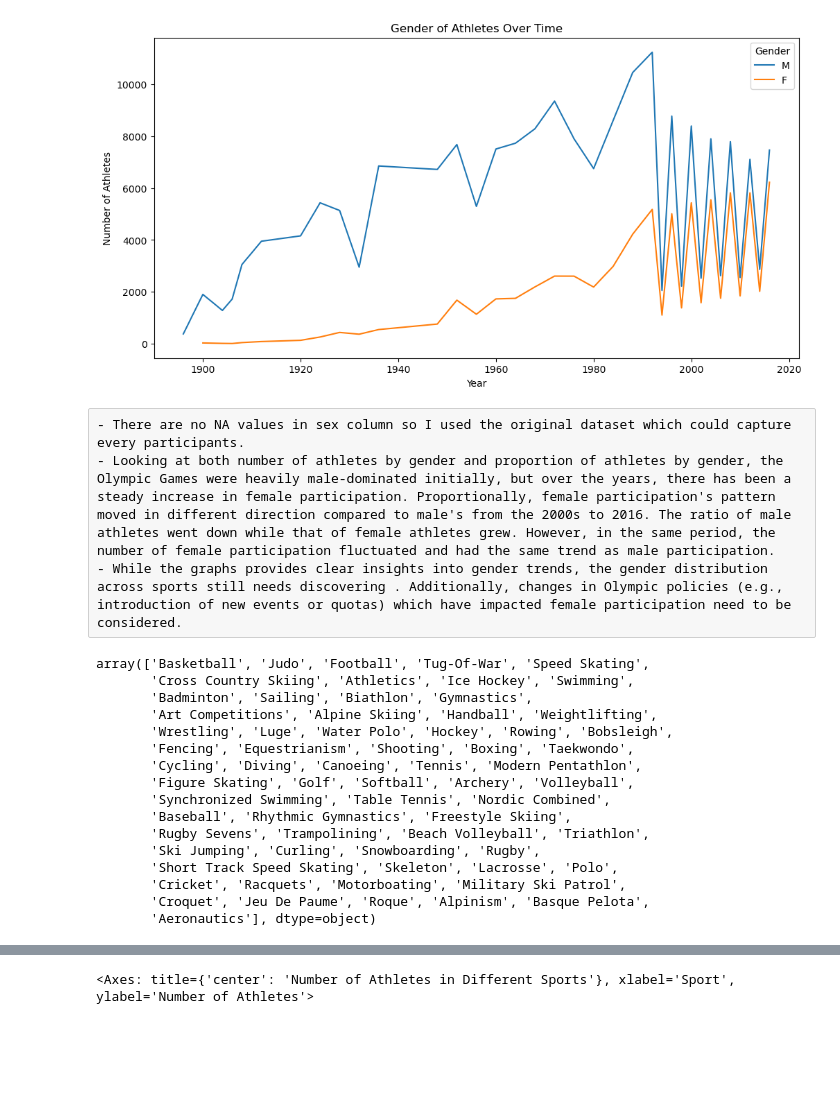
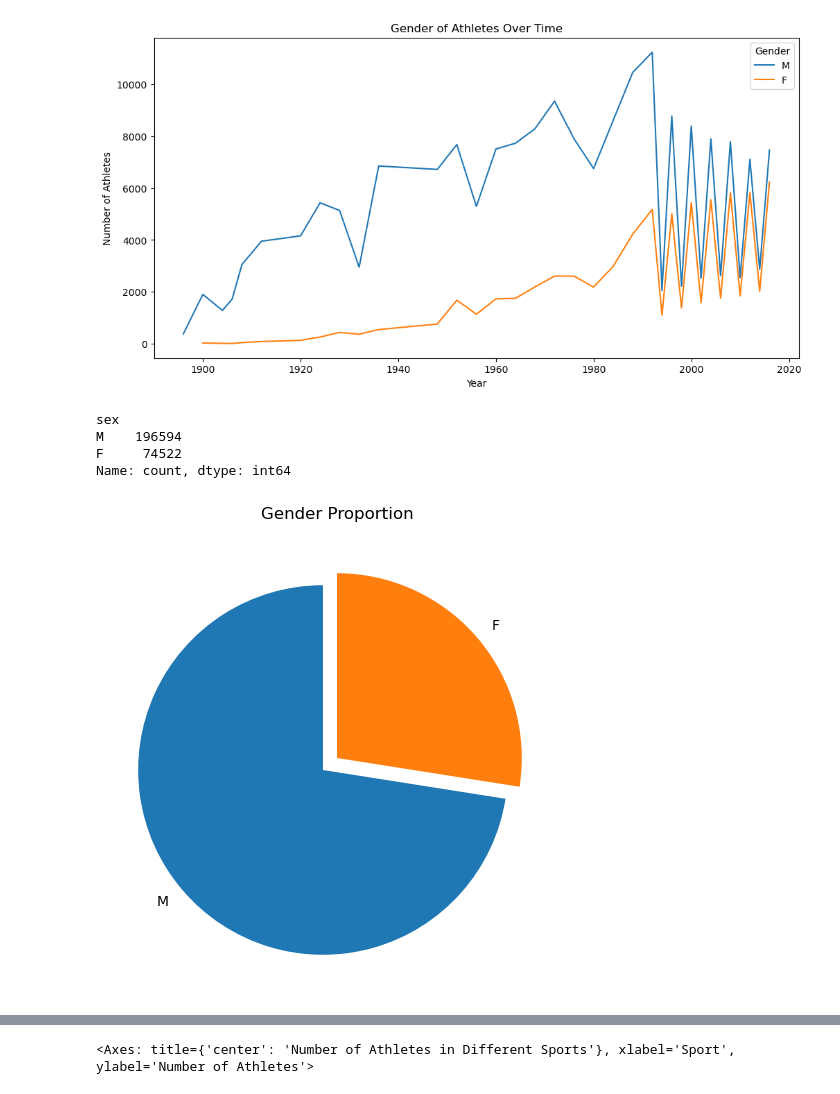
Before and after one commit to pnl911/Python, a Jupyter notebook: Project(Midterm)2.ipynb, the cells around one changed output, grey strips where cells are left out. Drawn from its saved outputs; the diff is of its cells as text; code cells hidden in the pictures; blank space fills up the shorter version.

```diff
--- a/Project(Midterm)2.ipynb
+++ b/Project(Midterm)2.ipynb
@@ -284,7 +280,3 @@ plt.legend(title='Gender')
 plt.show()
 # %% [output]
 [figure]
-# %% [raw]
-- There are no NA values in sex column so I used the original dataset which could capture every participants.
-- Looking at both number of athletes by gender and proportion of athletes by gender, the Olympic Games were heavily male-dominated initially, but over the years, there has been a steady increase in female participation. Proportionally, female participation's pattern moved in different direction compared to male's from the 2000s to 2016. The ratio of male athletes went down while that of female athletes grew. However, in the same period, the number of female participation fluctuated and had the same trend as male participation.
-- While the graphs provides clear insights into gender trends, the gender distribution across sports still needs discovering . Additionally, changes in Olympic policies (e.g., introduction of new events or quotas) which have impacted female participation need to be considered.
@@ -293,20 +283,15 @@ plt.show()
-# %%
-olympics['name'].unique()
-olympics['sport'].unique()
-# %% [output]
-array(['Basketball', 'Judo', 'Football', 'Tug-Of-War', 'Speed Skating',
-       'Cross Country Skiing', 'Athletics', 'Ice Hockey', 'Swimming',
-       'Badminton', 'Sailing', 'Biathlon', 'Gymnastics',
-       'Art Competitions', 'Alpine Skiing', 'Handball', 'Weightlifting',
-       'Wrestling', 'Luge', 'Water Polo', 'Hockey', 'Rowing', 'Bobsleigh',
-       'Fencing', 'Equestrianism', 'Shooting', 'Boxing', 'Taekwondo',
-       'Cycling', 'Diving', 'Canoeing', 'Tennis', 'Modern Pentathlon',
-       'Figure Skating', 'Golf', 'Softball', 'Archery', 'Volleyball',
-       'Synchronized Swimming', 'Table Tennis', 'Nordic Combined',
-       'Baseball', 'Rhythmic Gymnastics', 'Freestyle Skiing',
-       'Rugby Sevens', 'Trampolining', 'Beach Volleyball', 'Triathlon',
-       'Ski Jumping', 'Curling', 'Snowboarding', 'Rugby',
-       'Short Track Speed Skating', 'Skeleton', 'Lacrosse', 'Polo',
-       'Cricket', 'Racquets', 'Motorboating', 'Military Ski Patrol',
-       'Croquet', 'Jeu De Paume', 'Roque', 'Alpinism', 'Basque Pelota',
-       'Aeronautics'], dtype=object)
+# %%
+total_gender= olympics['sex'].value_counts()
+total_gender
+# %% [output]
+sex
+M    196594
+F     74522
+Name: count, dtype: int64
+# %%
+plt.figure(figsize = (6,6))
+plt.pie(total_gender, labels=total_gender.index, startangle=90, explode=(0.1,0), shadow=False)
+plt.title('Gender Proportion')
+plt.show()
+# %% [output]
+[figure, added]
```
Also changed, not shown: parts of 34 cells of this notebook.
